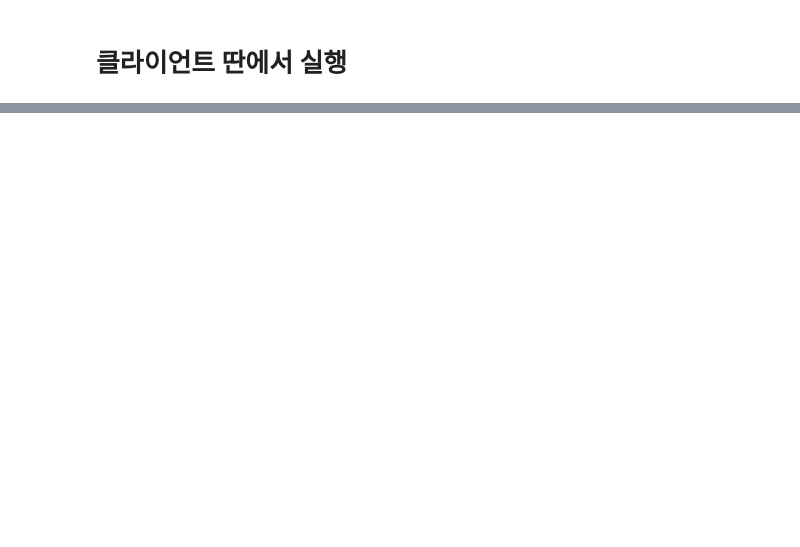
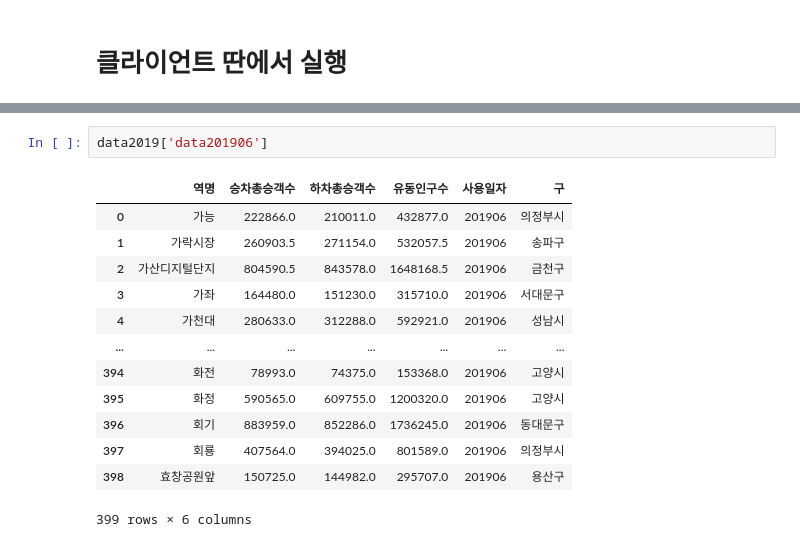
Before and after one commit to SeungYeonJeong22/seoulDataAnalysis, a Jupyter notebook: dataFrameSubMap.ipynb, the cells around one changed output, grey strips where cells are left out. Cells and saved outputs as stored; diff of their text form; blank space fills up the shorter version.

```diff
--- a/dataFrameSubMap.ipynb
+++ b/dataFrameSubMap.ipynb
@@ -678,0 +724,16 @@ if __name__ == '__main__':
+# %%
+data2019['data201906']
+# %% [output]
+|  | 역명 | 승차총승객수 | 하차총승객수 | 유동인구수 | 사용일자 | 구 |
+| 0 | 가능 | 222866.0 | 210011.0 | 432877.0 | 201906 | 의정부시 |
+| 1 | 가락시장 | 260903.5 | 271154.0 | 532057.5 | 201906 | 송파구 |
+| 2 | 가산디지털단지 | 804590.5 | 843578.0 | 1648168.5 | 201906 | 금천구 |
+| 3 | 가좌 | 164480.0 | 151230.0 | 315710.0 | 201906 | 서대문구 |
+| 4 | 가천대 | 280633.0 | 312288.0 | 592921.0 | 201906 | 성남시 |
+| ... | ... | ... | ... | ... | ... | ... |
+| 394 | 화전 | 78993.0 | 74375.0 | 153368.0 | 201906 | 고양시 |
+| 395 | 화정 | 590565.0 | 609755.0 | 1200320.0 | 201906 | 고양시 |
+| 396 | 회기 | 883959.0 | 852286.0 | 1736245.0 | 201906 | 동대문구 |
+| 397 | 회룡 | 407564.0 | 394025.0 | 801589.0 | 201906 | 의정부시 |
+| 398 | 효창공원앞 | 150725.0 | 144982.0 | 295707.0 | 201906 | 용산구 |
+399 rows × 6 columns
```
Also changed, not shown: parts of 5 cells of this notebook.
